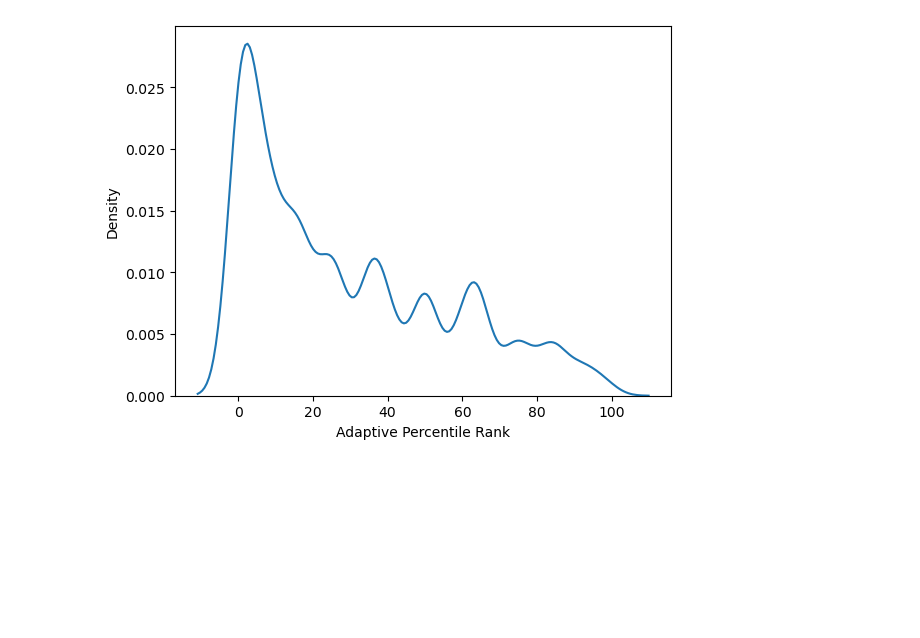
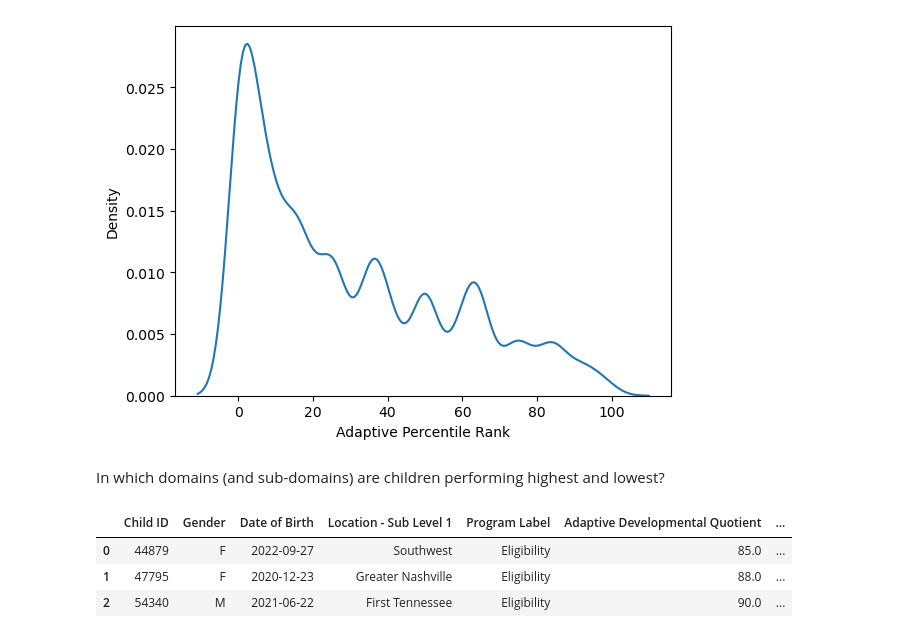
Before and after one commit to NSS-Full-Time-Data-Analytics-11/teis-project-tucker, a Jupyter notebook: take3.ipynb, the cells around one changed output. Cells and saved outputs as stored; diff of their text form; code cells hidden in the pictures; blank space fills up the shorter version.

```diff
--- a/take3.ipynb
+++ b/take3.ipynb
@@ -321,3 +387,12 @@ sns.kdeplot(pulls['BDI-3 Total Percentile Rank']);
 sns.kdeplot(pulls['Adaptive Percentile Rank']);
 # %% [output]
 [figure]
+# %% [markdown]
+In which domains (and sub-domains) are children performing highest and lowest?
+# %%
+pulls.head(3)
+# %% [output]
+|  | Child ID | Gender | Date of Birth | Location - Sub Level 1 | Program Label | Adaptive Developmental Quotient | ... |
+| 0 | 44879 | F | 2022-09-27 | Southwest | Eligibility | 85.0 | ... |
+| 1 | 47795 | F | 2020-12-23 | Greater Nashville | Eligibility | 88.0 | ... |
+| 2 | 54340 | M | 2021-06-22 | First Tennessee | Eligibility | 90.0 | ... |
```
Also changed, not shown: parts of 54 cells of this notebook, 3 other files.
